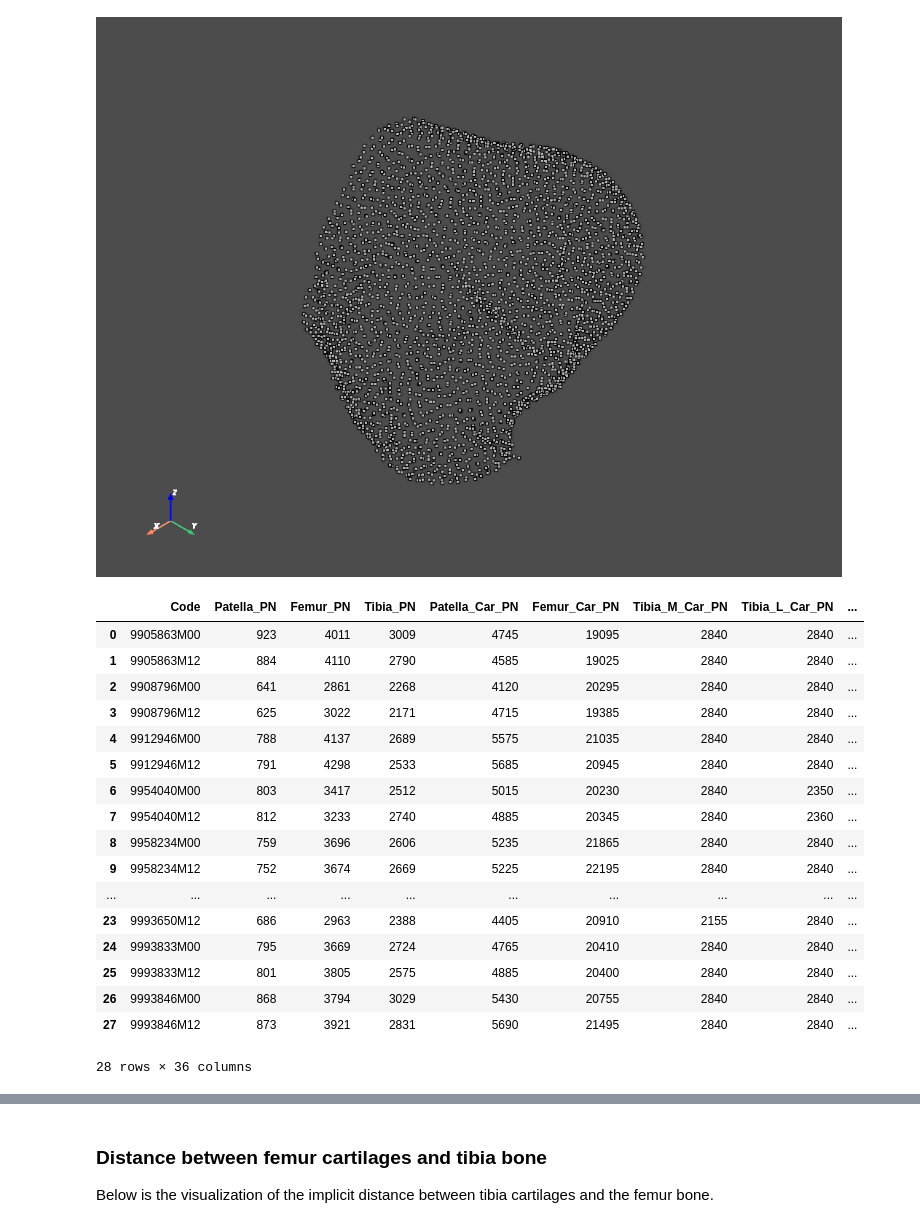
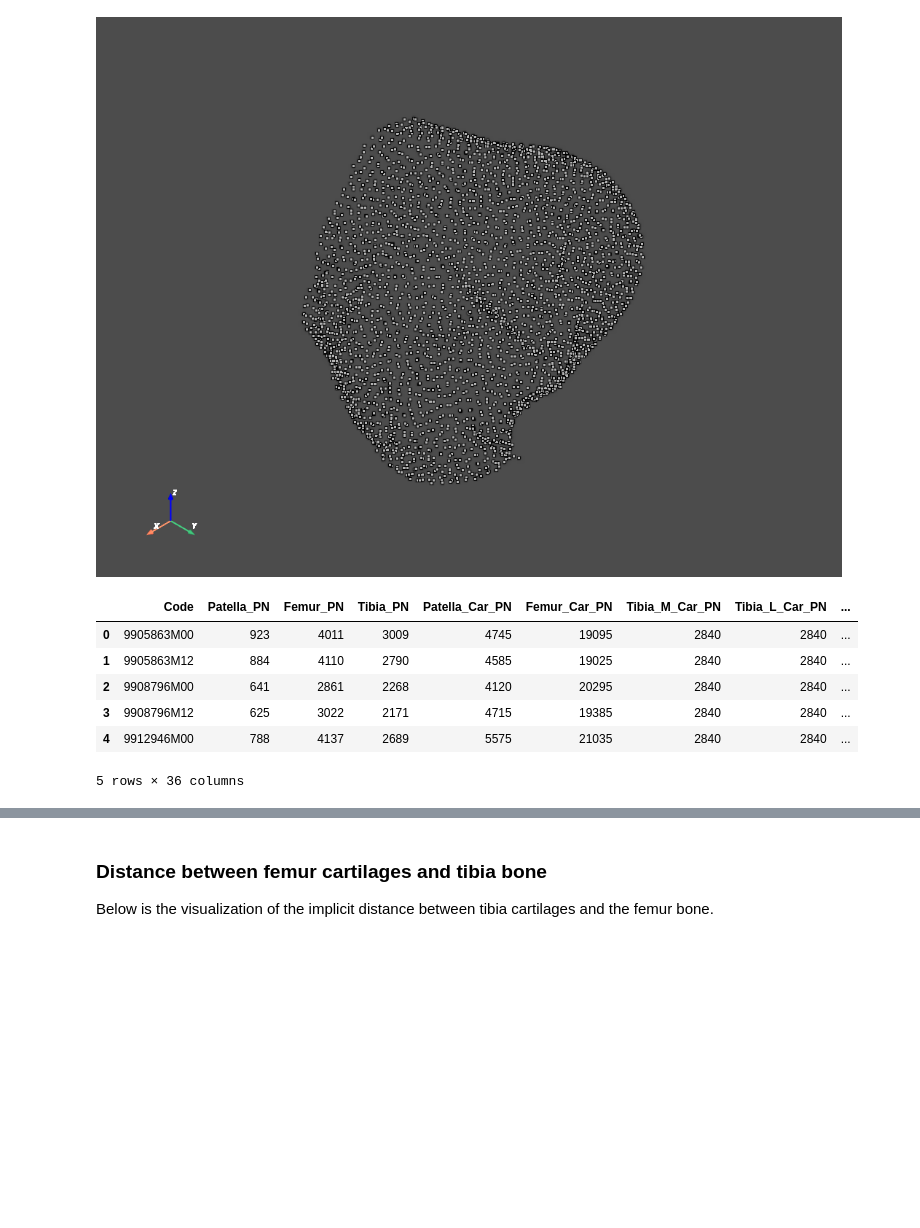
Before and after one commit to cs481-ekh/f22-ai-cbl, a Jupyter notebook: notebooks/patients_data_loading_set3.ipynb, the cells around one changed output, grey strips where cells are left out. Cells and saved outputs as stored; diff of their text form; code cells hidden in the pictures; blank space fills up the shorter version.

```diff
--- a/notebooks/patients_data_loading_set3.ipynb
+++ b/notebooks/patients_data_loading_set3.ipynb
@@ -66,43 +65,32 @@ for key, value in patients_knees.items():
           'Tibia_bounds_x': abs(value.tibia.bounds[0] - value.tibia.bounds[1]),
           'Patella_Car_bounds_x': abs(value.pat_cart.bounds[0] - value.pat_cart.bounds[1]),
           'Femur_Car_bounds_x': abs(value.fem_cart.bounds[0] - value.fem_cart.bounds[1]),
           'Tibia_M_Car_bounds_x': abs(value.tibia_cart_med.bounds[0] - value.tibia_cart_med.bounds[1]),
           'Tibia_L_Car_bounds_x': abs(value.tibia_cart_lat.bounds[0] - value.tibia_cart_lat.bounds[1]),
 
           'Patella_bounds_y': abs(value.patella.bounds[2] - value.patella.bounds[3]),
           'Femur_bounds_y': abs(value.femur.bounds[2] - value.femur.bounds[3]),
           'Tibia_bounds_y': abs(value.tibia.bounds[2] - value.tibia.bounds[3]),
           'Patella_Car_bounds_y': abs(value.pat_cart.bounds[2] - value.pat_cart.bounds[3]),
           'Femur_Car_bounds_y': abs(value.fem_cart.bounds[2] - value.fem_cart.bounds[3]),
           'Tibia_M_Car_bounds_y': abs(value.tibia_cart_med.bounds[2] - value.tibia_cart_med.bounds[3]),
           'Tibia_L_Car_bounds_y': abs(value.tibia_cart_lat.bounds[2] - value.tibia_cart_lat.bounds[3]),
 
           'Patella_bounds_z': abs(value.patella.bounds[4] - value.patella.bounds[5]),
           'Femur_bounds_z': abs(value.femur.bounds[4] - value.femur.bounds[5]),
           'Tibia_bounds_z': abs(value.tibia.bounds[4] - value.tibia.bounds[5]),
           'Patella_Car_bounds_z': abs(value.pat_cart.bounds[4] - value.pat_cart.bounds[5]),
           'Femur_Car_bounds_z': abs(value.fem_cart.bounds[4] - value.fem_cart.bounds[5]),
           'Tibia_M_Car_bounds_z': abs(value.tibia_cart_med.bounds[4] - value.tibia_cart_med.bounds[5]),
           'Tibia_L_Car_bounds_z': abs(value.tibia_cart_lat.bounds[4] - value.tibia_cart_lat.bounds[5]),
           }
     knee_df = knee_df.append(df, ignore_index=True)
-knee_df
+knee_df.head()
 # %% [output]
 |  | Code | Patella_PN | Femur_PN | Tibia_PN | Patella_Car_PN | Femur_Car_PN | Tibia_M_Car_PN | Tibia_L_Car_PN | ... |
 | 0 | 9905863M00 | 923 | 4011 | 3009 | 4745 | 19095 | 2840 | 2840 | ... |
 | 1 | 9905863M12 | 884 | 4110 | 2790 | 4585 | 19025 | 2840 | 2840 | ... |
 | 2 | 9908796M00 | 641 | 2861 | 2268 | 4120 | 20295 | 2840 | 2840 | ... |
 | 3 | 9908796M12 | 625 | 3022 | 2171 | 4715 | 19385 | 2840 | 2840 | ... |
 | 4 | 9912946M00 | 788 | 4137 | 2689 | 5575 | 21035 | 2840 | 2840 | ... |
-| 5 | 9912946M12 | 791 | 4298 | 2533 | 5685 | 20945 | 2840 | 2840 | ... |
-| 6 | 9954040M00 | 803 | 3417 | 2512 | 5015 | 20230 | 2840 | 2350 | ... |
-| 7 | 9954040M12 | 812 | 3233 | 2740 | 4885 | 20345 | 2840 | 2360 | ... |
-| 8 | 9958234M00 | 759 | 3696 | 2606 | 5235 | 21865 | 2840 | 2840 | ... |
-| 9 | 9958234M12 | 752 | 3674 | 2669 | 5225 | 22195 | 2840 | 2840 | ... |
-| ... | ... | ... | ... | ... | ... | ... | ... | ... | ... |
-| 23 | 9993650M12 | 686 | 2963 | 2388 | 4405 | 20910 | 2155 | 2840 | ... |
-| 24 | 9993833M00 | 795 | 3669 | 2724 | 4765 | 20410 | 2840 | 2840 | ... |
-| 25 | 9993833M12 | 801 | 3805 | 2575 | 4885 | 20400 | 2840 | 2840 | ... |
-| 26 | 9993846M00 | 868 | 3794 | 3029 | 5430 | 20755 | 2840 | 2840 | ... |
-| 27 | 9993846M12 | 873 | 3921 | 2831 | 5690 | 21495 | 2840 | 2840 | ... |
-28 rows × 36 columns
+5 rows × 36 columns
```
Also changed, not shown: parts of 10 cells of this notebook, 4 other files.
